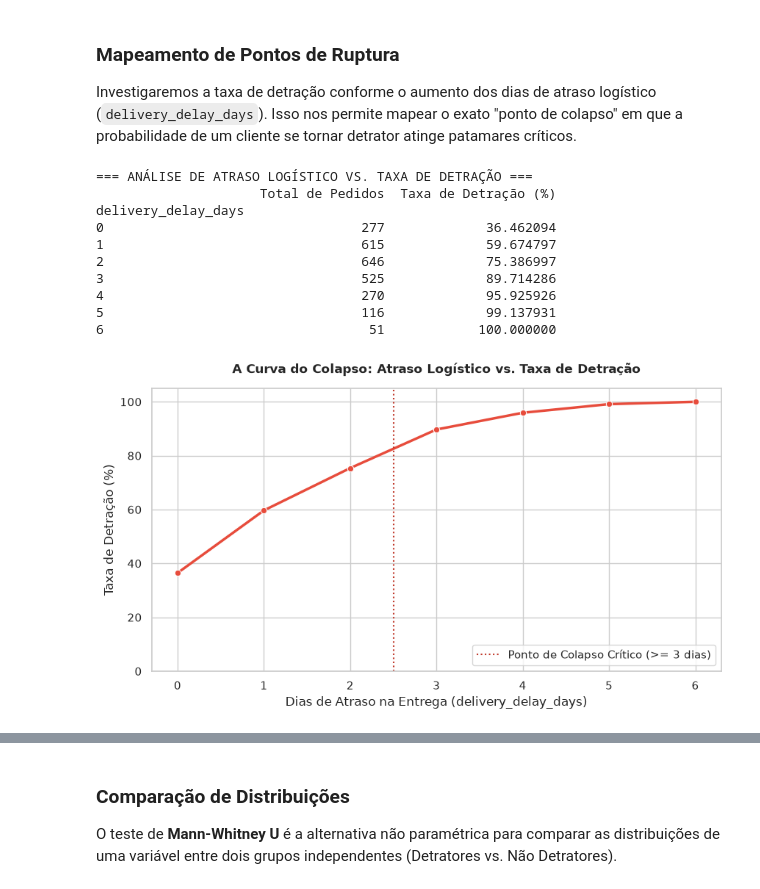
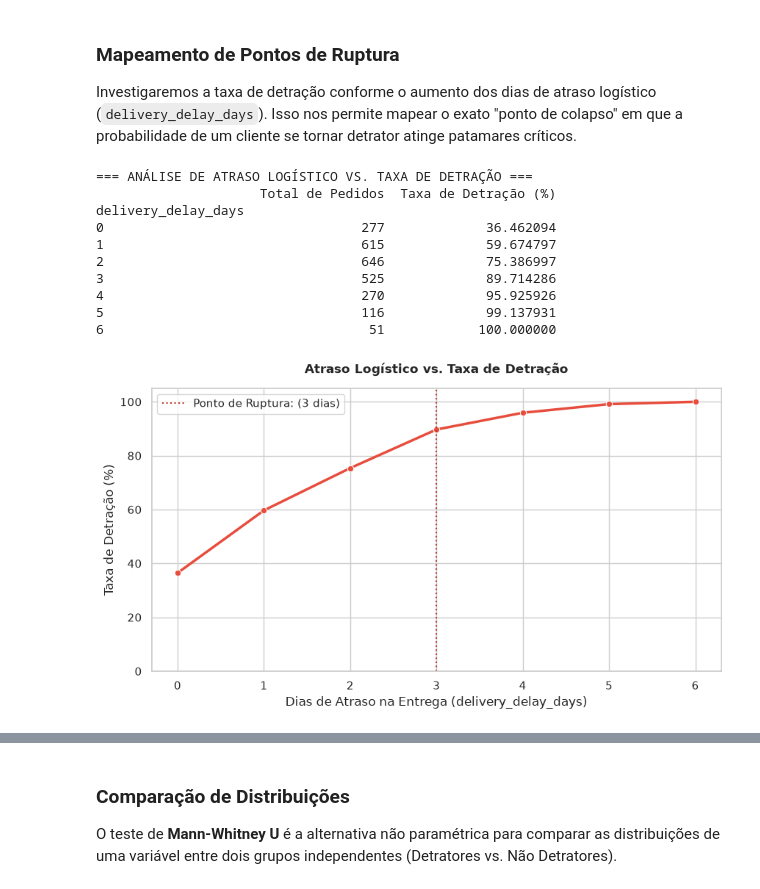
Before and after one commit to dev-roliveirajr/TECH_CHALLENGE_ECOMMERCE, a Jupyter notebook: notebooks/aed_nps.ipynb, the cells around one changed output, grey strips where cells are left out. Drawn from its saved outputs; the diff is of its cells as text; code cells hidden in the pictures.

```diff
--- a/notebooks/aed_nps.ipynb
+++ b/notebooks/aed_nps.ipynb
@@ -310,31 +372,31 @@ Investigaremos a taxa de detração conforme o aumento dos dias de atraso logís
 # %%
 # Mapeamento de Colapso por Atraso Logístico
 delay_analysis = df.groupby('delivery_delay_days')['is_detractor'].agg(['count', 'mean'])
 delay_analysis['mean'] = delay_analysis['mean'] * 100  # Converte para percentual
 delay_analysis.columns = ['Total de Pedidos', 'Taxa de Detração (%)']
 
 print("=== ANÁLISE DE ATRASO LOGÍSTICO VS. TAXA DE DETRAÇÃO ===")
 print(delay_analysis.to_string())
 
 # Gráfico de Linha de Colapso
 plt.figure(figsize=(10, 5))
 ax = sns.lineplot(x=delay_analysis.index, y=delay_analysis['Taxa de Detração (%)'], marker='o', color='#e74c3c', linewidth=2.5)
-plt.axvline(x=2.5, color='#c0392b', linestyle=':', label='Ponto de Colapso Crítico (>= 3 dias)')
-plt.title("A Curva do Colapso: Atraso Logístico vs. Taxa de Detração", fontweight="bold", pad=15)
+plt.axvline(x=3, color='#c0392b', linestyle=':', label='Ponto de Ruptura: (3 dias)')
+plt.title("Atraso Logístico vs. Taxa de Detração", fontweight="bold", pad=15)
 plt.xlabel("Dias de Atraso na Entrega (delivery_delay_days)")
 plt.ylabel("Taxa de Detração (%)")
 plt.ylim(0, 105)
 plt.legend()
 plt.show()
 # %% [output]
 === ANÁLISE DE ATRASO LOGÍSTICO VS. TAXA DE DETRAÇÃO ===
                      Total de Pedidos  Taxa de Detração (%)
 delivery_delay_days
 0                                 277             36.462094
 1                                 615             59.674797
 2                                 646             75.386997
 3                                 525             89.714286
 4                                 270             95.925926
 5                                 116             99.137931
 6                                  51            100.000000
-[figure, old version]
+[figure, new version]
```
Also changed, not shown: parts of 11 cells of this notebook, 15 other files.
